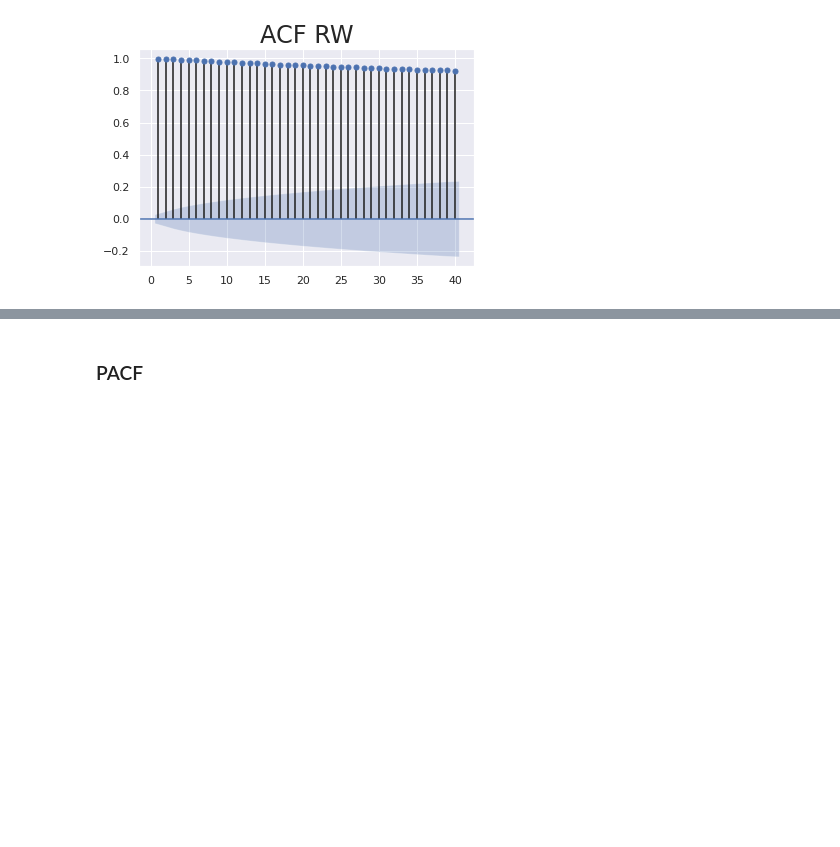
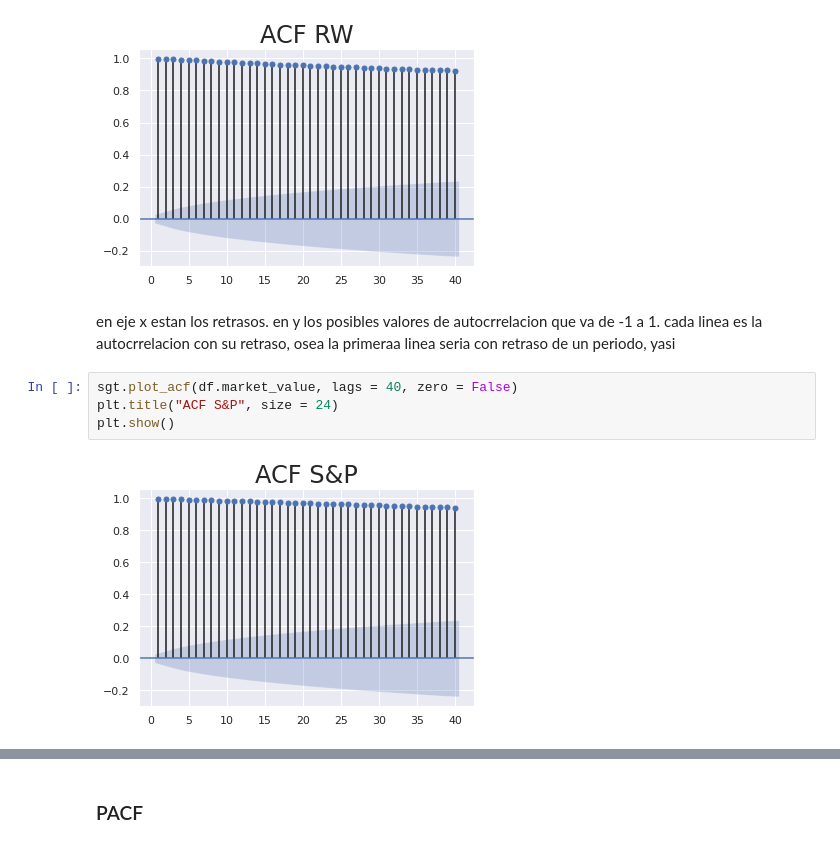
Before and after one commit to SelmaSan/curso-series-temporales, a Jupyter notebook: 3. sel_Características fundamentales/Python/3_Trabajando_con_series_de_tiempo_en_Python_.ipynb, the cells around one changed output, grey strips where cells are left out. Cells and saved outputs as stored; diff of their text form; blank space fills up the shorter version.

```diff
--- a/3. sel_Características fundamentales/Python/3_Trabajando_con_series_de_tiempo_en_Python_.ipynb
+++ b/3. sel_Características fundamentales/Python/3_Trabajando_con_series_de_tiempo_en_Python_.ipynb
@@ -256,3 +266,13 @@ plt.title("ACF RW", size = 24)
 plt.show()
 # %% [output]
 [figure]
+# %% [markdown]
+en eje x estan los retrasos.
+en y los posibles valores de autocrrelacion que va de -1 a 1.
+cada linea es la autocrrelacion con su retraso, osea la primeraa linea seria con retraso de un periodo, yasi
+# %%
+sgt.plot_acf(df.market_value, lags = 40, zero = False)
+plt.title("ACF S&P", size = 24)
+plt.show()
+# %% [output]
+[figure, added]
```
Also changed, not shown: parts of 10 cells of this notebook.
